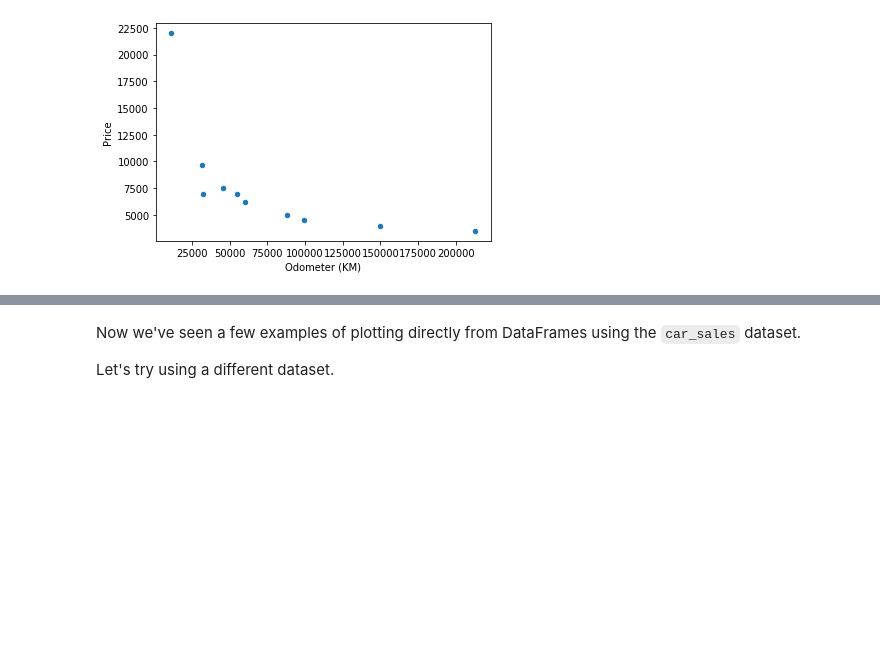
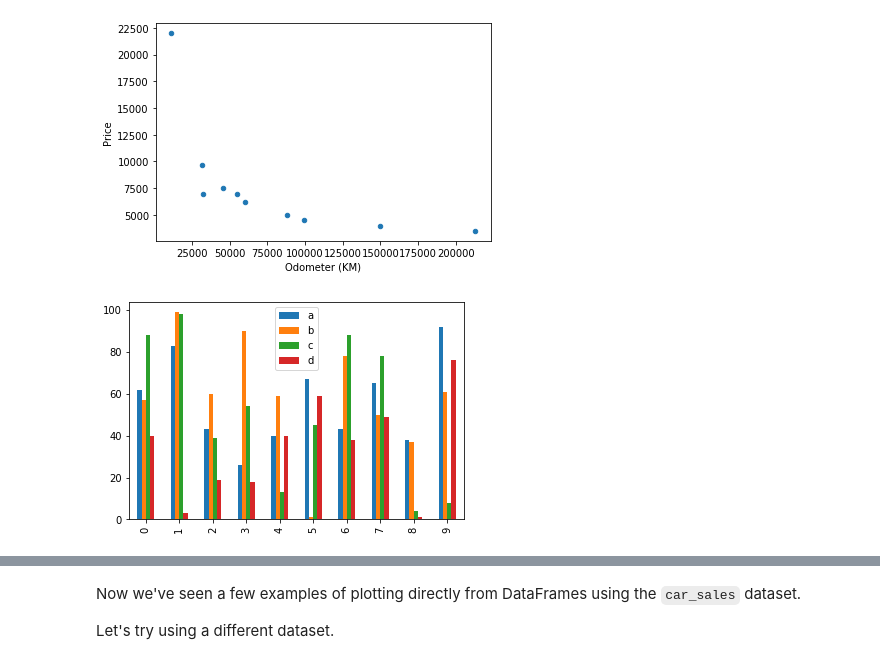
Before and after one commit to looreen/DS-ML-learning, a Jupyter notebook: matplotlib-exercises.ipynb, the cells around one changed output, grey strips where cells are left out. Saved outputs shown, nothing was run; the diff lists cells and outputs as text; code cells hidden in the pictures; blank space fills up the shorter version.

```diff
--- a/matplotlib-exercises.ipynb
+++ b/matplotlib-exercises.ipynb
@@ -298,11 +298,16 @@ car_sales.plot('Odometer (KM)', 'Price', kind='scatter');
 [figure]
 # %%
 # Create a NumPy array of random numbers of size (10, 4) and save it to X
-
+X = np.random.randint(low=100, size=(10,4))
+X
 
 # Turn the NumPy array X into a DataFrame with columns called ['a', 'b', 'c', 'd']
-
+df = pd.DataFrame(X, columns=['a', 'b', 'c', 'd'])
+df.head()
 
 # Create a bar graph of the DataFrame
+df.plot(kind='bar');
+# %% [output]
+[figure, added]
 # %%
 # Create a bar graph of the 'Make' and 'Odometer (KM)' columns in the car_sales DataFrame
```
Also changed, not shown: parts of 15 cells of this notebook, 1 other file.
